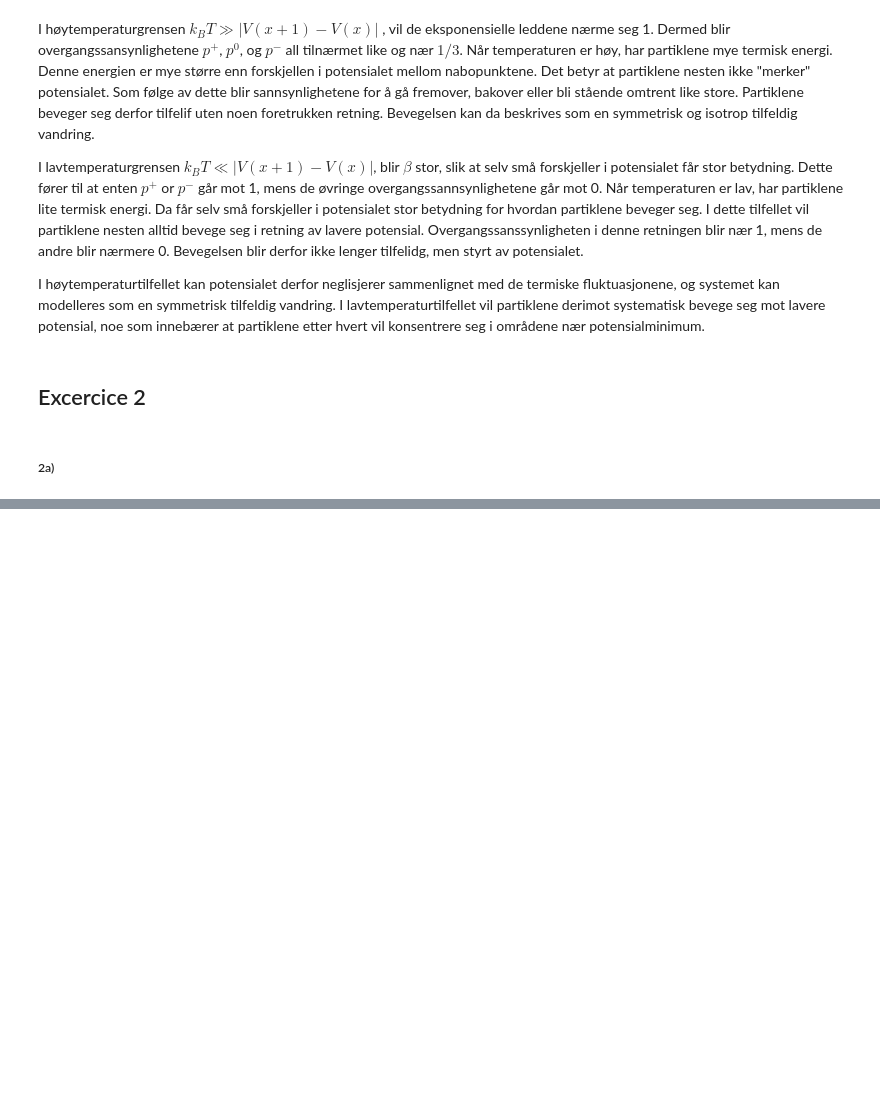
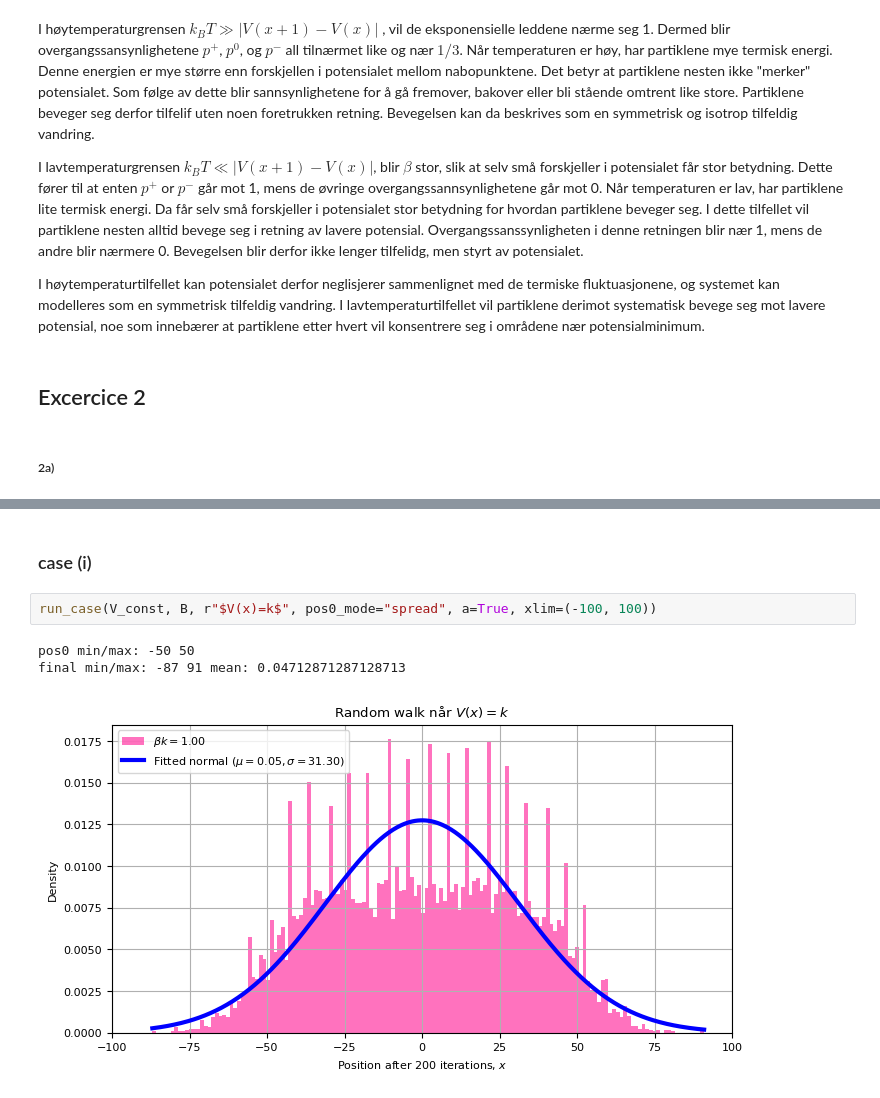
Before and after one commit to selmaberg05/TMA4320-Prosjekt2-gruppe-Andrihol-Emilyan-Selmahbe, a Jupyter notebook: Prosjekt2.ipynb, the cells around one changed output, grey strips where cells are left out. Cells and saved outputs as stored; diff of their text form; blank space fills up the shorter version.

```diff
--- a/Prosjekt2.ipynb
+++ b/Prosjekt2.ipynb
@@ -147,0 +198,8 @@ def step_probs(x, Vfunc):
+# %% [markdown]
+### case (i)
+# %%
+run_case(V_const, B, r"$V(x)=k$", pos0_mode="spread", a=True, xlim=(-100, 100))
+# %% [output]
+pos0 min/max: -50 50
+final min/max: -87 91 mean: 0.04712871287128713
+[figure, added]
```
Also changed, not shown: parts of 18 cells of this notebook.
